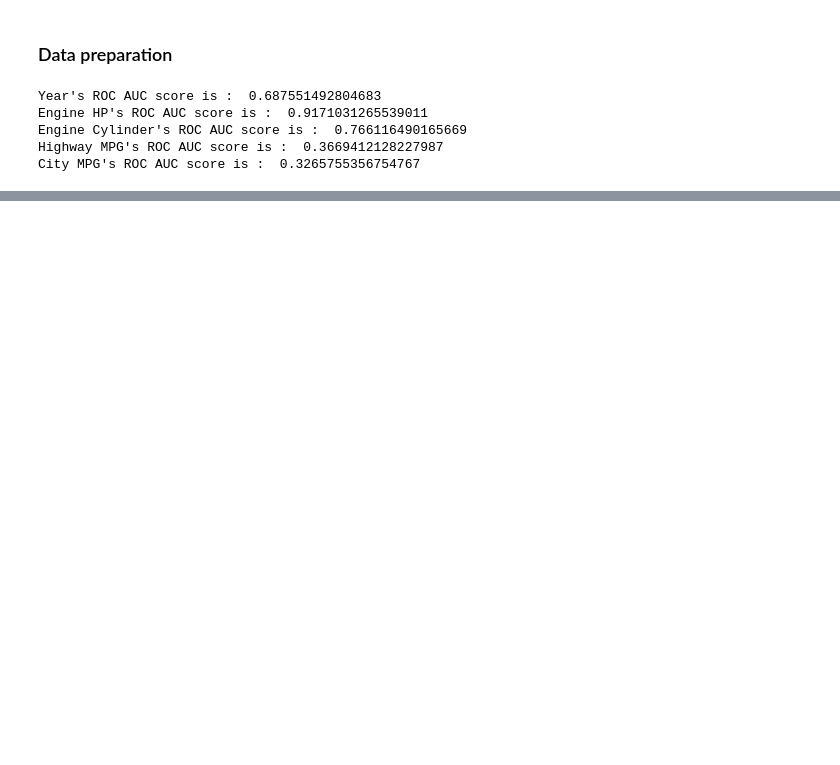
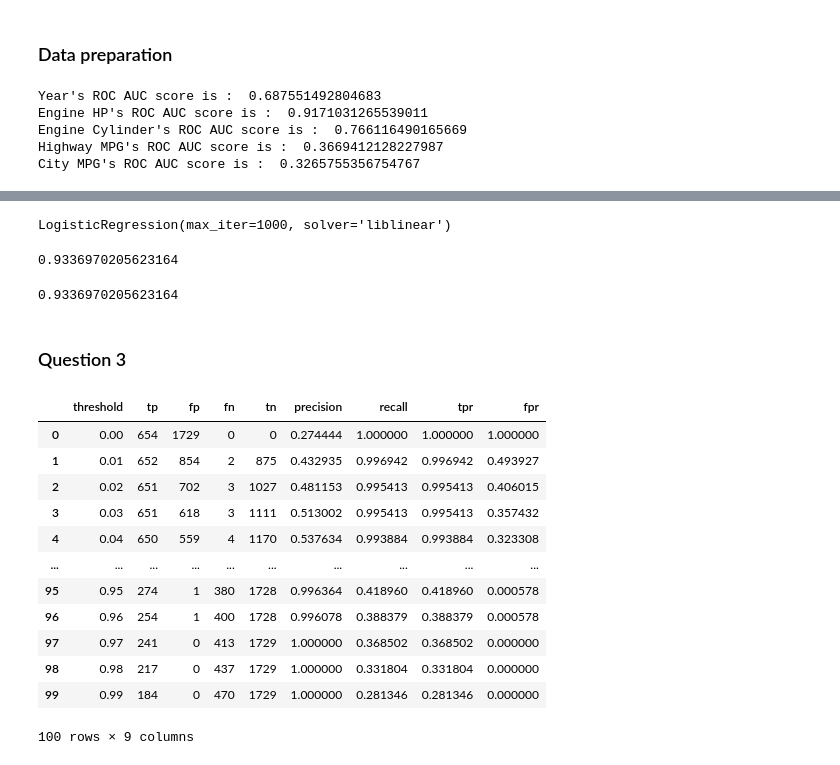
Before and after one commit to puntoronto/MachineLearningZoomCamp_puntoronto, a Jupyter notebook: ML_Zoomcamp/Week4-Homework.ipynb, the cells around one changed output, grey strips where cells are left out. Drawn from its saved outputs; the diff is of its cells as text; code cells hidden in the pictures; blank space fills up the shorter version.

```diff
--- a/ML_Zoomcamp/Week4-Homework.ipynb
+++ b/ML_Zoomcamp/Week4-Homework.ipynb
@@ -76,0 +117,24 @@ City MPG's ROC AUC score is :  0.3265755356754767
+# %%
+dv = DictVectorizer(sparse=False)
+
+train_dict = df_train.to_dict(orient='records')
+X_train = dv.fit_transform(train_dict)
+
+model = LogisticRegression(solver='liblinear', C=1.0, max_iter=1000)
+model.fit(X_train, y_train)
+# %% [output]
+LogisticRegression(max_iter=1000, solver='liblinear')
+# %%
+val_dict = df_val.to_dict(orient='records')
+X_val = dv.transform(val_dict)
+y_pred = model.predict_proba(X_val)[:, 1]
+above_average_decision = (y_pred >= 0.5)
+(y_val == above_average_decision).mean()
+# %% [output]
+0.9336970205623164
+# %%
+accuracy_score(y_val, above_average_decision)
+# %% [output]
+0.9336970205623164
+# %% [markdown]
+### Question 3
@@ -76,0 +168,16 @@ City MPG's ROC AUC score is :  0.3265755356754767
+# %%
+df_scores
+# %% [output]
+|  | threshold | tp | fp | fn | tn | precision | recall | tpr | fpr |
+| 0 | 0.00 | 654 | 1729 | 0 | 0 | 0.274444 | 1.000000 | 1.000000 | 1.000000 |
+| 1 | 0.01 | 652 | 854 | 2 | 875 | 0.432935 | 0.996942 | 0.996942 | 0.493927 |
+| 2 | 0.02 | 651 | 702 | 3 | 1027 | 0.481153 | 0.995413 | 0.995413 | 0.406015 |
+| 3 | 0.03 | 651 | 618 | 3 | 1111 | 0.513002 | 0.995413 | 0.995413 | 0.357432 |
+| 4 | 0.04 | 650 | 559 | 4 | 1170 | 0.537634 | 0.993884 | 0.993884 | 0.323308 |
+| ... | ... | ... | ... | ... | ... | ... | ... | ... | ... |
+| 95 | 0.95 | 274 | 1 | 380 | 1728 | 0.996364 | 0.418960 | 0.418960 | 0.000578 |
+| 96 | 0.96 | 254 | 1 | 400 | 1728 | 0.996078 | 0.388379 | 0.388379 | 0.000578 |
+| 97 | 0.97 | 241 | 0 | 413 | 1729 | 1.000000 | 0.368502 | 0.368502 | 0.000000 |
+| 98 | 0.98 | 217 | 0 | 437 | 1729 | 1.000000 | 0.331804 | 0.331804 | 0.000000 |
+| 99 | 0.99 | 184 | 0 | 470 | 1729 | 1.000000 | 0.281346 | 0.281346 | 0.000000 |
+100 rows × 9 columns
```
Also changed, not shown: parts of 10 cells of this notebook.
